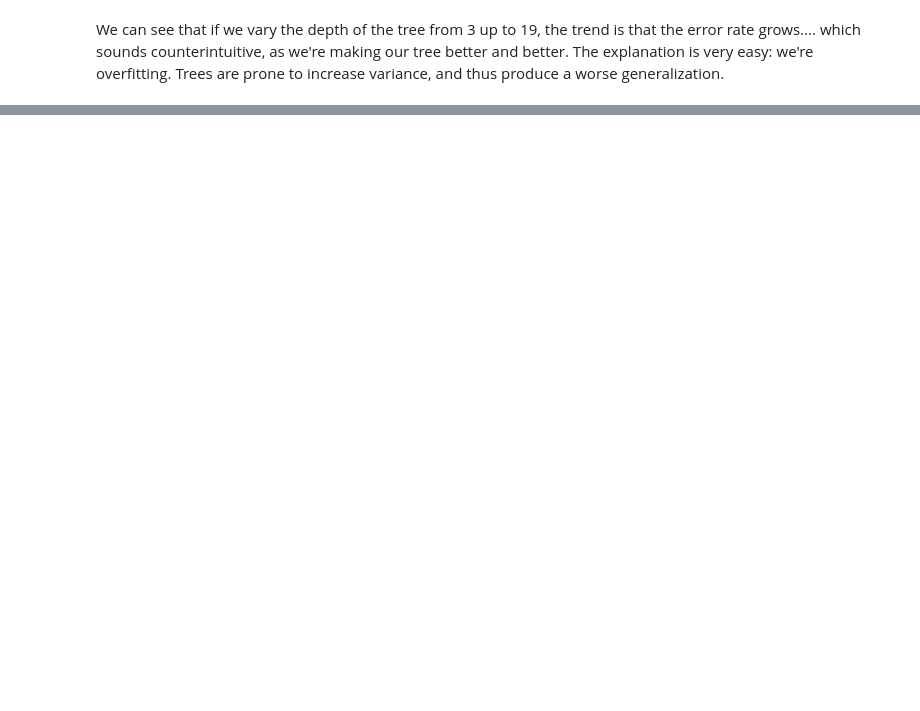
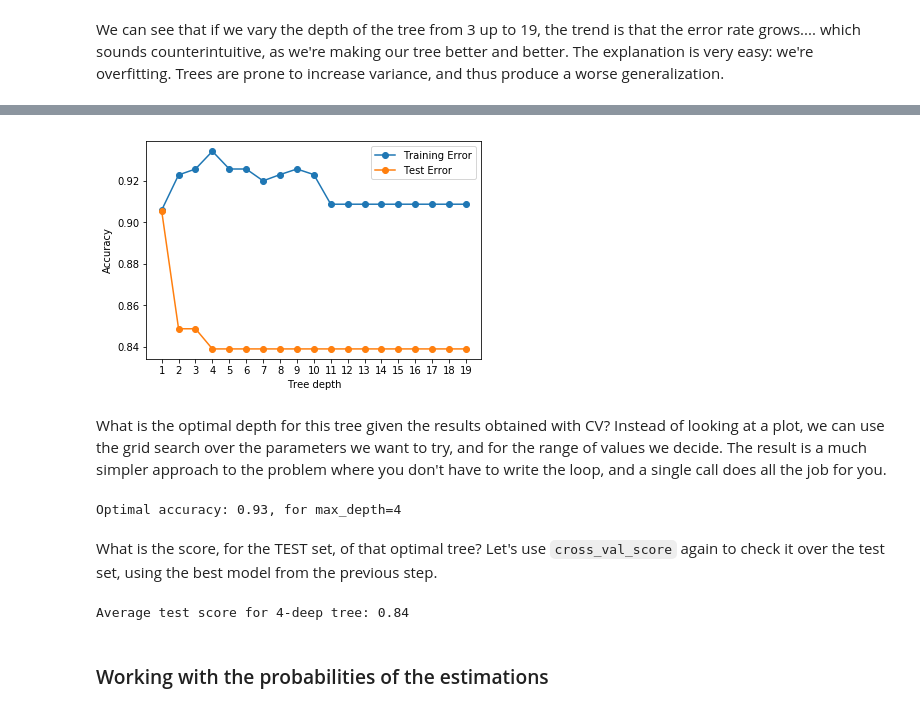
Before and after one commit to renero/uah, a Jupyter notebook: Tree based methods.ipynb, the cells around one changed output, grey strips where cells are left out. Cells and saved outputs as stored; diff of their text form; code cells hidden in the pictures; blank space fills up the shorter version.

```diff
--- a/Tree based methods.ipynb
+++ b/Tree based methods.ipynb
@@ -365,0 +386,44 @@ plt.show()
+# %%
+# Plot the $R^2$ values obtained when varying the depth of the tree
+min_depth = 1
+max_depth = 20
+mers_train = []
+mers_test = []
+for i in range(min_depth, max_depth):
+    tree = DecisionTreeClassifier(random_state=0, max_depth=i).fit(X.train, Y.train)
+    mer = cross_val_score(tree, X.train, Y.train, cv=10)
+    mers_train.append(np.mean(mer))
+    mer = cross_val_score(tree, X.test, Y.test, cv=10)
+    mers_test.append(np.mean(mer))
+    del(tree)
+
+plt.plot(mers_train, 'o-', label='Training Error')
+plt.plot(mers_test, 'o-', label='Test Error')
+plt.xticks(range(min_depth-1, max_depth-1), ['{}'.format(i) for i in range(min_depth, max_depth)])
+plt.xlabel('Tree depth')
+plt.ylabel('Accuracy')
+plt.legend()
+plt.show()
+# %% [output]
+[figure, added]
+# %% [markdown]
+What is the optimal depth for this tree given the results obtained with CV? Instead of looking at a plot, we can use the grid search over the parameters we want to try, and for the range of values we decide. The result is a much simpler approach to the problem where you don't have to write the loop, and a single call does all the job for you.
+# %%
+parameters = {'max_depth':range(min_depth, max_depth)}
+clf = GridSearchCV(DecisionTreeClassifier(), parameters)
+clf.fit(X.train, Y.train)
+best_tree = clf.best_estimator_
+print('Optimal accuracy: {:.2f}, for max_depth={}'.format(
+    clf.best_score_, clf.best_params_['max_depth']))
+# %% [output]
+Optimal accuracy: 0.93, for max_depth=4
+# %% [markdown]
+What is the score, for the TEST set, of that optimal tree? Let's use `cross_val_score` again to check it over the test set, using the best model from the previous step.
+# %%
+test_scores = cross_val_score(best_tree, X.test, Y.test)
+print('Average test score for 4-deep tree: {:.2f}'.format(
+    np.mean(test_scores)))
+# %% [output]
+Average test score for 4-deep tree: 0.84
+# %% [markdown]
+### Working with the probabilities of the estimations
```
Also changed, not shown: parts of 9 cells of this notebook.
